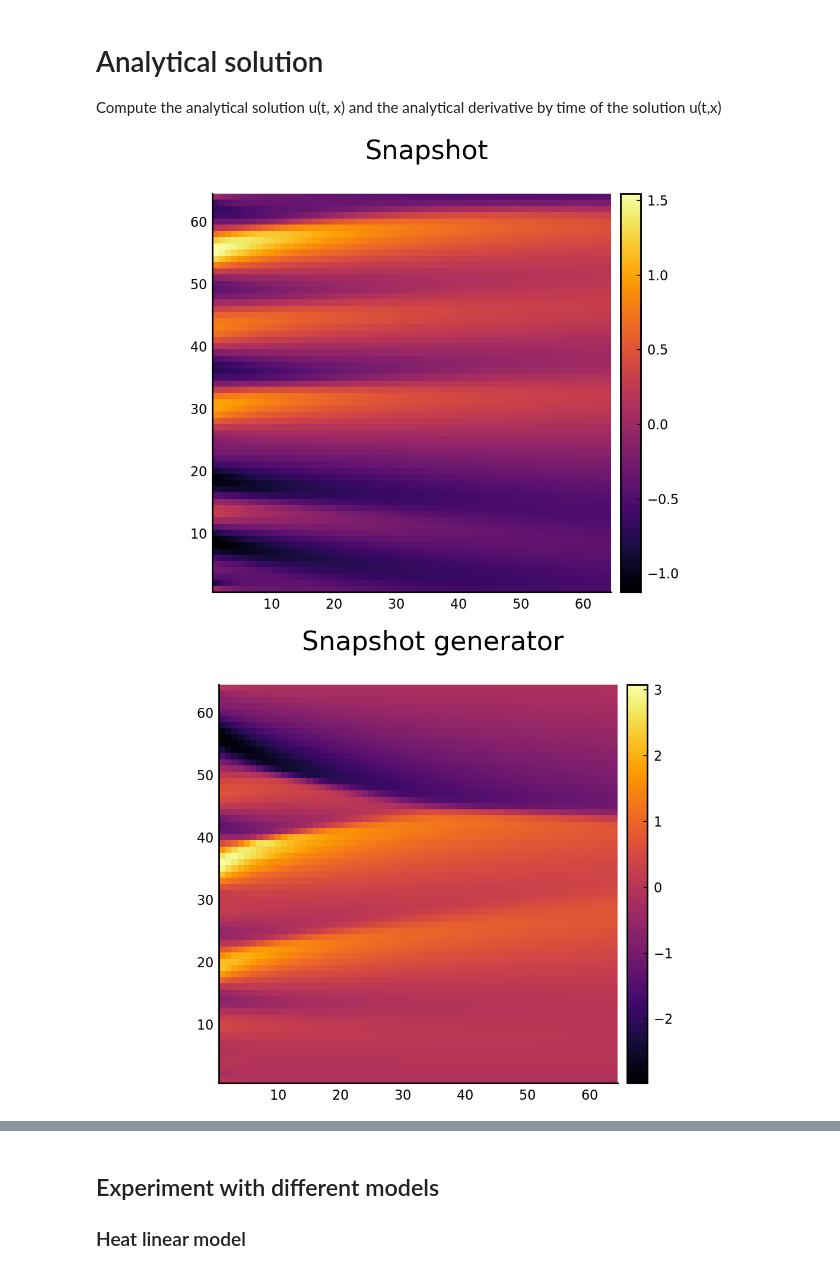
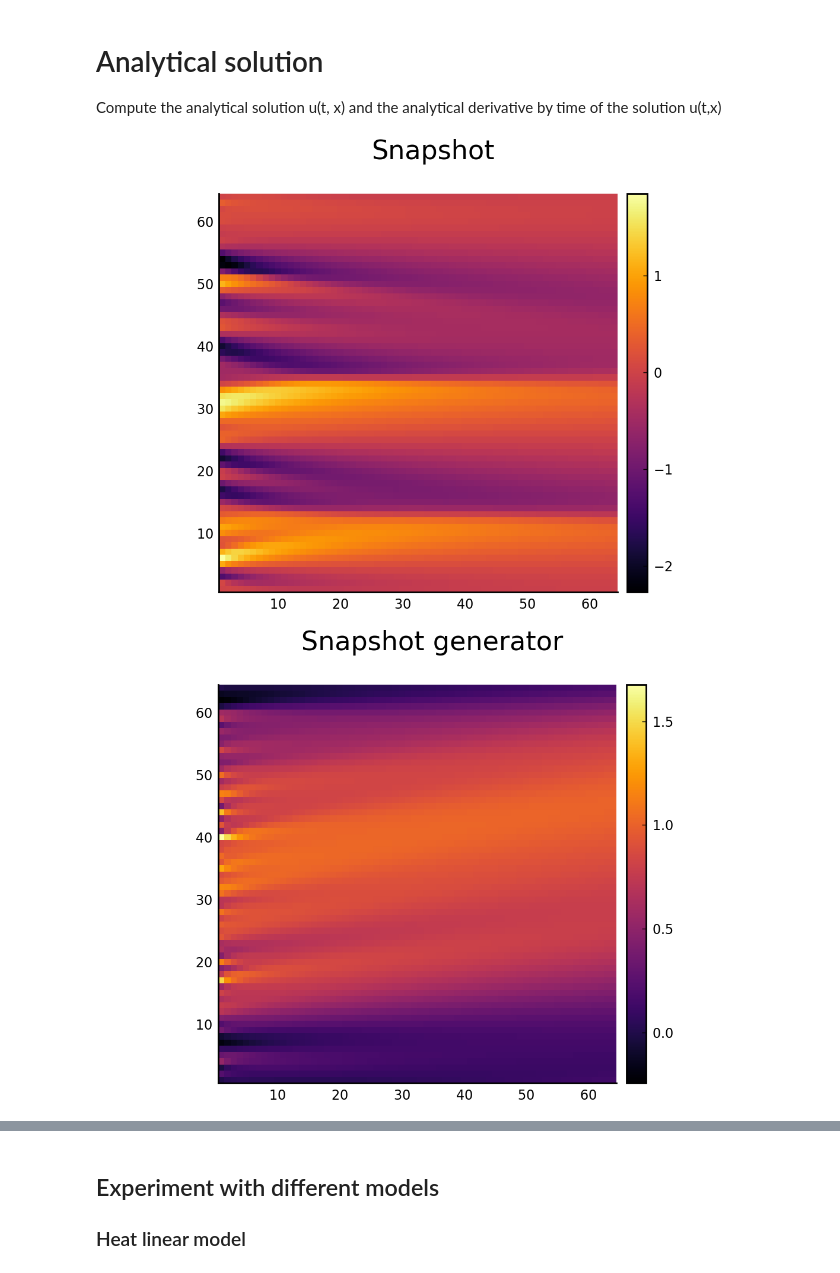
Before and after one commit to vdesgrange/closure-model, a Jupyter notebook: experiments/julia_src/neural_closure/burgers_equation_neural_ode.ipynb, the cells around one changed output, grey strips where cells are left out. Cells and saved outputs as stored; diff of their text form; code cells hidden in the pictures.

```diff
--- a/experiments/julia_src/neural_closure/burgers_equation_neural_ode.ipynb
+++ b/experiments/julia_src/neural_closure/burgers_equation_neural_ode.ipynb
@@ -26,28 +38,29 @@ Main.Models
 
 Compute the analytical solution u(t, x) and the analytical derivative by time of the solution u(t,x)
 # %%
-t_max = 0.2;
+t_max = 0.5;
 t_min = 0.;
-x_max = 1.;
+x_max = pi;
 x_min = 0.;
 t_n = 64;
 x_n = 64;
 
-nu = 0.01;
+nu = 0.03;
 
 dt = round((t_max - t_min) / (t_n - 1), digits=8);
 dx = round((x_max - x_min) / (x_n - 1), digits=8);
 
 t = LinRange(t_min, t_max, t_n);
 x = LinRange(x_min, x_max, x_n);
 
-u0 = InitialFunctions.high_dim_random_init(t, x);
+
+u0 = InitialFunctions.high_dim_random_init(t, x, 28);
 t, u = Equations.get_burgers_fft(t, dx, x_n, nu, u0[1, :]);
 GraphicTools.show_state(u, "Snapshot") # need to reverse u, odesolver switch dimensions
 # %% [output]
-[figure, old version]
+[figure, new version]
 # %%
-ta, u_a = Generator.burgers_snapshot_generator(t_max, t_min, x_max, x_min, t_n, x_n, nu, 2);
+ta, u_a = Generator.burgers_snapshot_generator(t_max, t_min, x_max, x_min, t_n, x_n, nu, 1);
 GraphicTools.show_state(u_a, "Snapshot generator")
 # %% [output]
-[figure, old version]
+[figure, new version]
```
Also changed, not shown: parts of 17 cells of this notebook.
